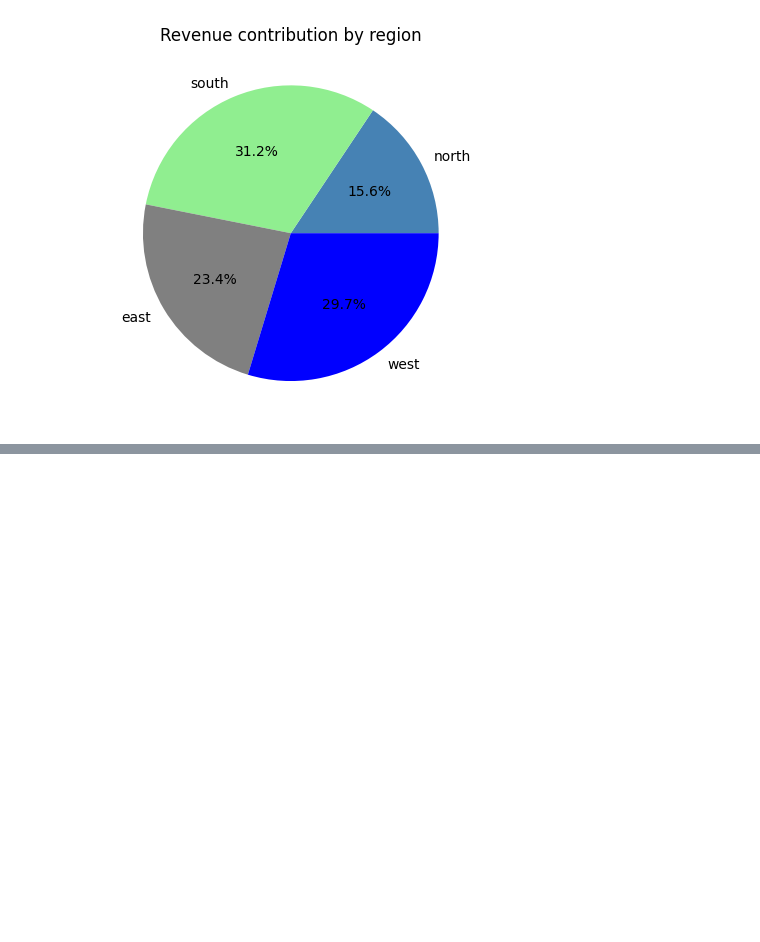
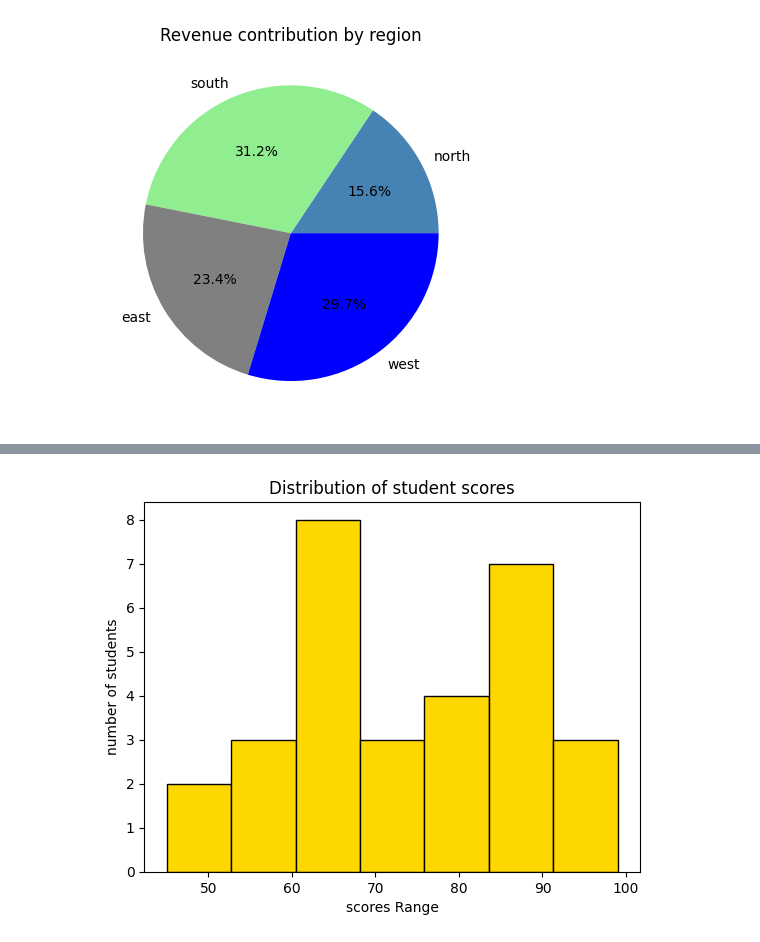
Before and after one commit to Engr-Jawad/Matplotlib_laibrary, a Jupyter notebook: phase_3.ipynb, the cells around one changed output, grey strips where cells are left out. Saved outputs shown, nothing was run; the diff lists cells and outputs as text; code cells hidden in the pictures; blank space fills up the shorter version.

Commit message:
histogram and pie charts problems

```diff
--- a/phase_3.ipynb
+++ b/phase_3.ipynb
@@ -18,0 +22,10 @@ plt.show()
+# %%
+score = [45,54,65,56,67,76,87,78,98,89,90,80,70,87,65,45,67,65,65,74,85,96,58,69,88,77,67,87,66,99]
+plt.hist(score,bins=7,color="gold",edgecolor="black")
+plt.title("Distribution of student scores")
+plt.xlabel("scores Range")
+plt.ylabel("number of students")
+plt.show()
+# height of bar is equall to number of student in that range
+# %% [output]
+[figure, added]
```
Also changed, not shown: parts of 4 cells of this notebook.
